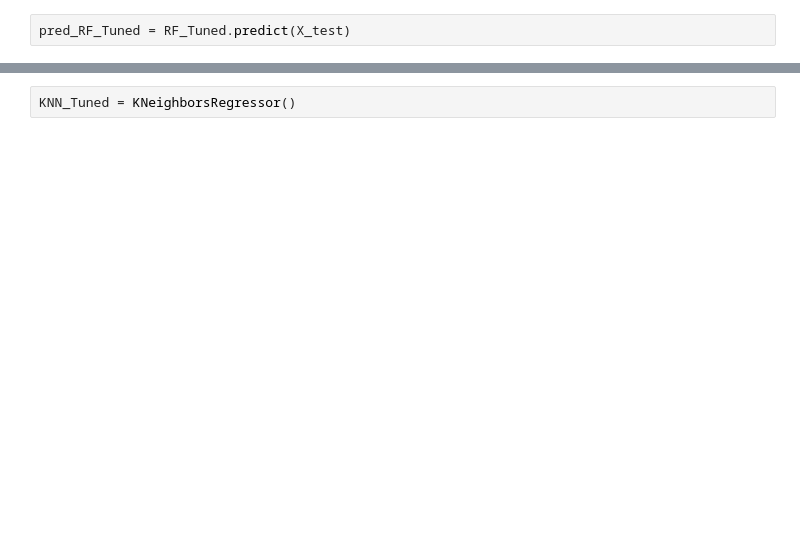
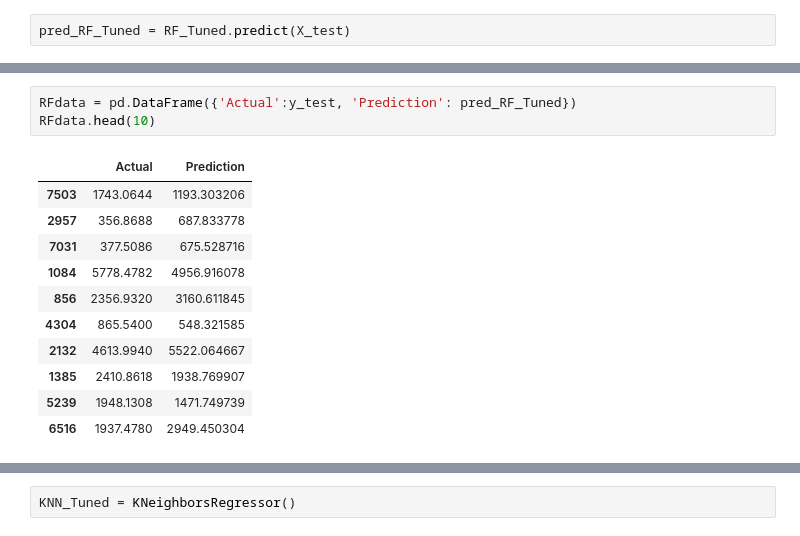
Before and after one commit to benayaadhi/Final_Project_JCDS, a Jupyter notebook: Big Mart Encode & ML.ipynb, the cells around one changed output, grey strips where cells are left out. Saved outputs shown, nothing was run; the diff lists cells and outputs as text; blank space fills up the shorter version.

```diff
--- a/Big Mart Encode & ML.ipynb
+++ b/Big Mart Encode & ML.ipynb
@@ -380,0 +422,15 @@ RMSE_RF
+# %%
+RFdata = pd.DataFrame({'Actual':y_test, 'Prediction': pred_RF_Tuned})
+RFdata.head(10)
+# %% [output]
+|  | Actual | Prediction |
+| 7503 | 1743.0644 | 1193.303206 |
+| 2957 | 356.8688 | 687.833778 |
+| 7031 | 377.5086 | 675.528716 |
+| 1084 | 5778.4782 | 4956.916078 |
+| 856 | 2356.9320 | 3160.611845 |
+| 4304 | 865.5400 | 548.321585 |
+| 2132 | 4613.9940 | 5522.064667 |
+| 1385 | 2410.8618 | 1938.769907 |
+| 5239 | 1948.1308 | 1471.749739 |
+| 6516 | 1937.4780 | 2949.450304 |
```
Also changed, not shown: parts of 69 cells of this notebook, 22 other files.
